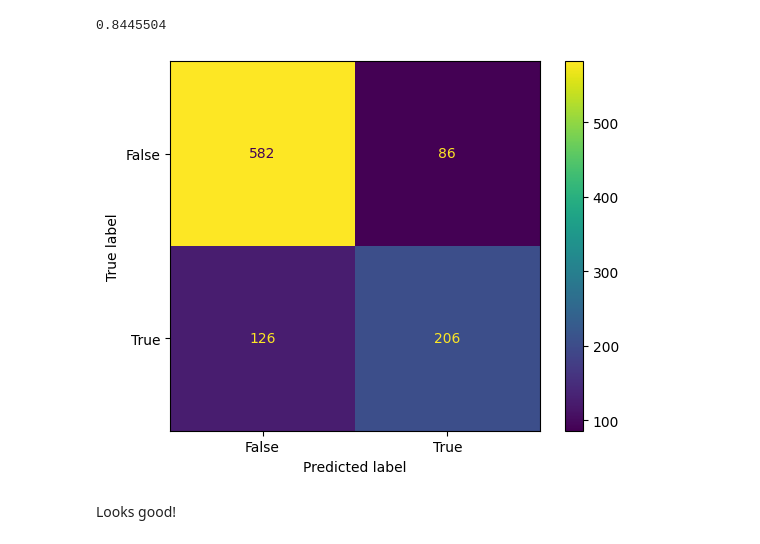
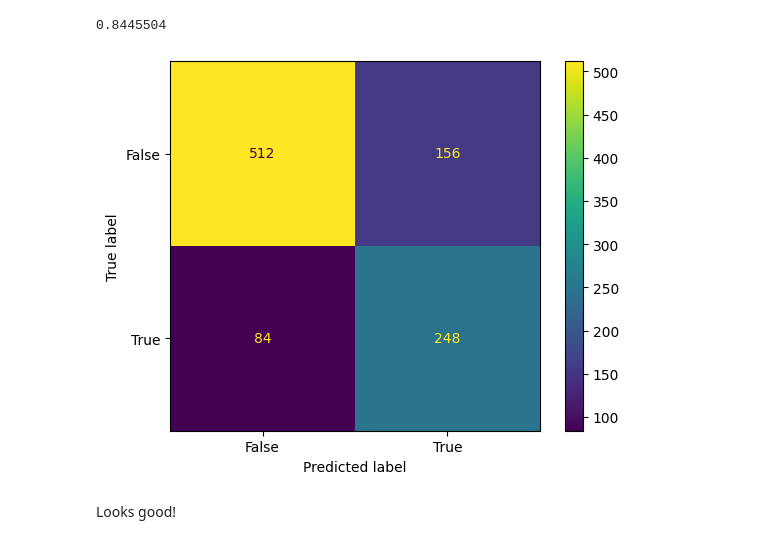
Before and after one commit to s-kganz/ForestLST, a Jupyter notebook: notebooks/shap.ipynb, the cells around one changed output. Cells and saved outputs as stored; diff of their text form; code cells hidden in the pictures.

```diff
--- a/notebooks/shap.ipynb
+++ b/notebooks/shap.ipynb
@@ -115,10 +115,10 @@ m.result().numpy()
 # %% [output]
 0.8445504
 # %%
-ConfusionMatrixDisplay.from_predictions(y > 0, y_hat > 0.5)
+ConfusionMatrixDisplay.from_predictions(y > 0, y_hat > 0.33)
 plt.show()
 # %% [output]
-[figure, old version]
+[figure, new version]
 # %% [markdown]
 Looks good!
 # %% [markdown]
```
